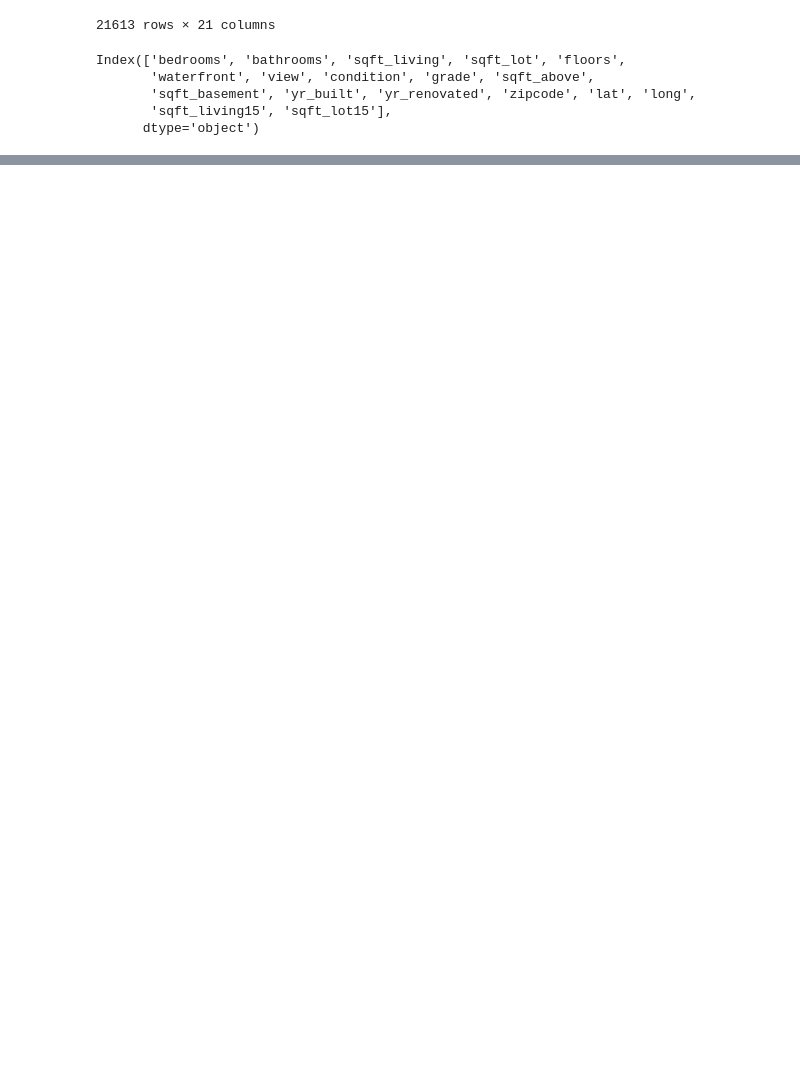
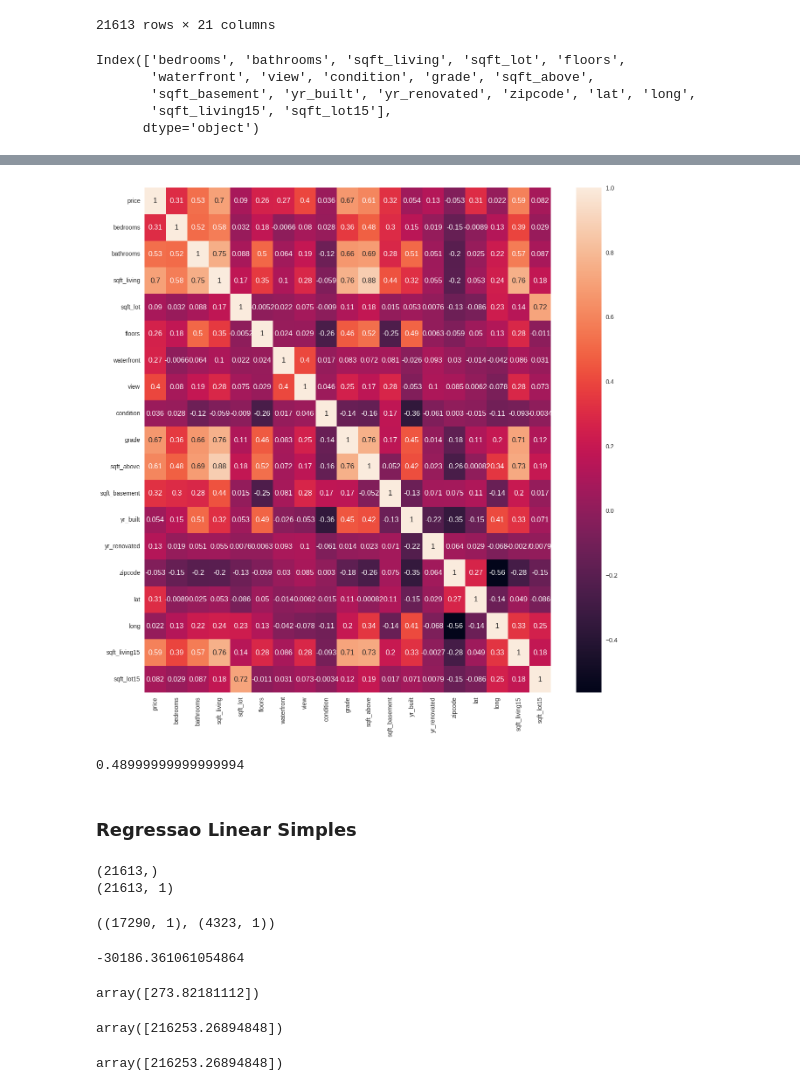
Before and after one commit to HammadN98/Curso_Estatistica, a Jupyter notebook: S9CorrelacaoRegressao.ipynb, the cells around one changed output, grey strips where cells are left out. Cells and saved outputs as stored; diff of their text form; code cells hidden in the pictures; blank space fills up the shorter version.

```diff
--- a/S9CorrelacaoRegressao.ipynb
+++ b/S9CorrelacaoRegressao.ipynb
@@ -189,0 +189,3 @@ dtype: float64
+# %%
+dataset.drop(labels = ['id', 'date'], axis = 1, inplace=True)
+dataset.head(3)
@@ -189,0 +197,19 @@ dtype: float64
+# %%
+fig, ax = plt.subplots(figsize=(15, 15))
+ax = sns.heatmap(dataset.corr(), annot=True)
+# %% [output]
+[figure, added]
+# %%
+math.pow(0.7, 2)
+# %% [output]
+0.48999999999999994
+# %% [markdown]
+### Regressao Linear Simples
+# %%
+X = dataset['sqft_living'].values
+print(X.shape)
+X = X.reshape(-1, 1)
+print(X.shape)
+# %% [output]
+(21613,)
+(21613, 1)
@@ -189,0 +218,5 @@ dtype: float64
+# %%
+X_train, X_test, y_train, y_test = train_test_split(X, y, test_size = 0.2, random_state = 1)
+X_train.shape, X_test.shape
+# %% [output]
+((17290, 1), (4323, 1))
@@ -189,0 +226,18 @@ dtype: float64
+# %%
+# b0
+regressor.intercept_
+# %% [output]
+-30186.361061054864
+# %%
+#b1
+regressor.coef_
+# %% [output]
+array([273.82181112])
+# %%
+regressor.intercept_ + regressor.coef_ * 900
+# %% [output]
+array([216253.26894848])
+# %%
+regressor.predict(np.array([[900]]))
+# %% [output]
+array([216253.26894848])
```
Also changed, not shown: parts of 13 cells of this notebook.
